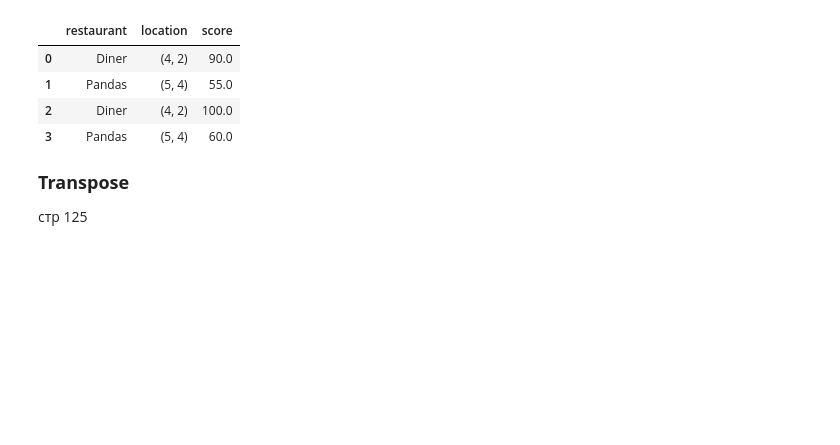
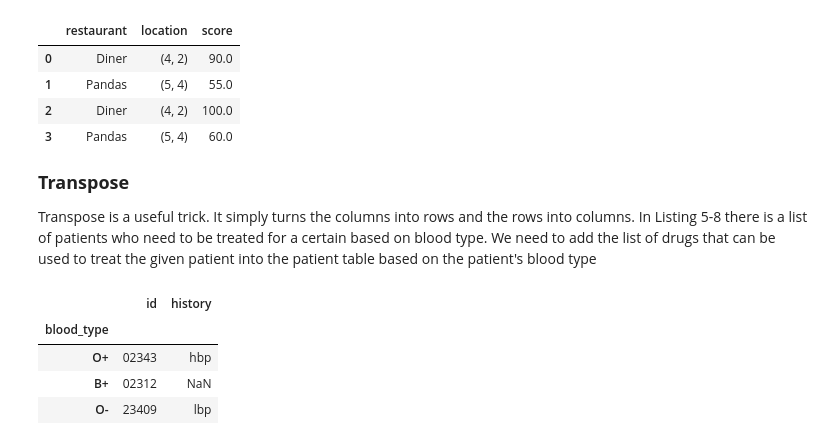
Before and after one commit to 1mmo/data-analysis-handbook, a Jupyter notebook: handbook/Working with data/Pandas.ipynb, the cells around one changed output. Drawn from its saved outputs; the diff is of its cells as text; code cells hidden in the pictures; blank space fills up the shorter version.

```diff
--- a/handbook/Working with data/Pandas.ipynb
+++ b/handbook/Working with data/Pandas.ipynb
@@ -2849,4 +2849,18 @@ df.melt(
 # %% [markdown]
 <font size=4><b>Transpose</b></font>
 
-стр 125
+Transpose is a useful trick. It simply turns the columns into rows and the rows into columns.
+In Listing 5-8 there is a list of patients who need to be treated for a certain based on blood type.
+We need to add the list of drugs that can be used to treat the given patient into the patient table based on the
+patient's blood type
+# %%
+patient_list = pd.DataFrame(data=[['02343', 'hbp'], ['02312', np.nan], ['23409', 'lbp']], columns=['id', 'history'],
+                           index=['O+', 'B+', 'O-'])
+patient_list.index.set_names('blood_type', inplace=True)
+patient_list
+# %% [output]
+|  | id | history |
+| blood_type |  |  |
+| O+ | 02343 | hbp |
+| B+ | 02312 | NaN |
+| O- | 23409 | lbp |
```
Also changed, not shown: parts of 6 cells of this notebook.
